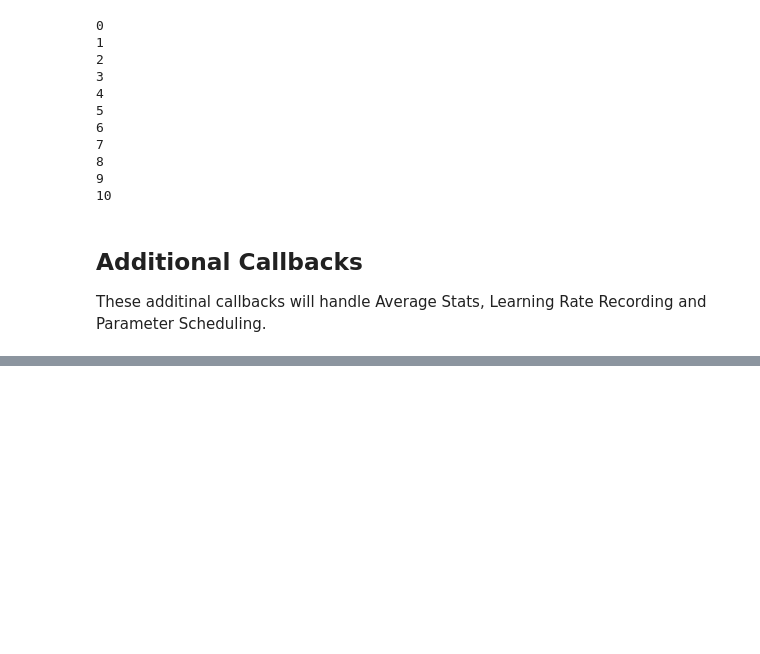
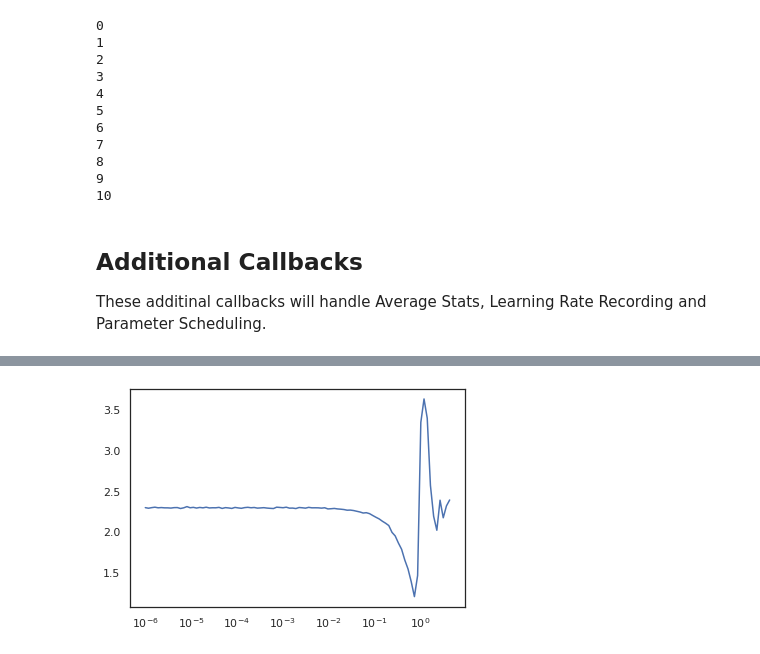
Before and after one commit to bachaudhry/fastai_test_implement, a Jupyter notebook: pytorch_NN_mechanics/Early_stopping+CUDA_CNN_hooks+BatchNorm.ipynb, the cells around one changed output, grey strips where cells are left out. Cells and saved outputs as stored; diff of their text form; code cells hidden in the pictures; blank space fills up the shorter version.

Commit message:
callbacks for avg stats, param scheds and lr recording and plots

```diff
--- a/pytorch_NN_mechanics/Early_stopping+CUDA_CNN_hooks+BatchNorm.ipynb
+++ b/pytorch_NN_mechanics/Early_stopping+CUDA_CNN_hooks+BatchNorm.ipynb
@@ -323,0 +328,29 @@ class ParamScheduler(Callback):
+# %%
+class LR_Finder(Callback):
+    _order = 1
+    def __init__(self, max_iter=100, min_lr=1e-6, max_lr=10):
+        self.max_iter, self.min_lr, self.max_lr = max_iter, min_lr, max_lr
+        self.best_loss = 1e9
+
+    def begin_batch(self):
+        if not self.in_train: return
+        pos = self.n_iter / self.max_iter
+        lr = self.min_lr * (self.max_lr / self.min_lr) ** pos
+        for pg in self.opt.param_groups: pg['lr'] = lr
+
+    def after_step(self):
+        # Here exponential smoothing can be used on the loss where we
+        # would use best_loss*3 instead of best_loss*10.
+        if self.n_iter >= self.max_iter or self.loss > self.best_loss*10:
+            raise CancelTrainException()
+        if self.loss < self.best_loss: self.best_loss = self.loss
+# %%
+learn = create_learner(get_model, loss_func, data)
+# %%
+run = Runner(cb_funcs=[LR_Finder, Recorder])
+# %%
+run.fit(3, learn)
+# %%
+run.recorder.plot(skip_last=5)
+# %% [output]
+[figure, added]
```
Also changed, not shown: parts of 4 cells of this notebook.
